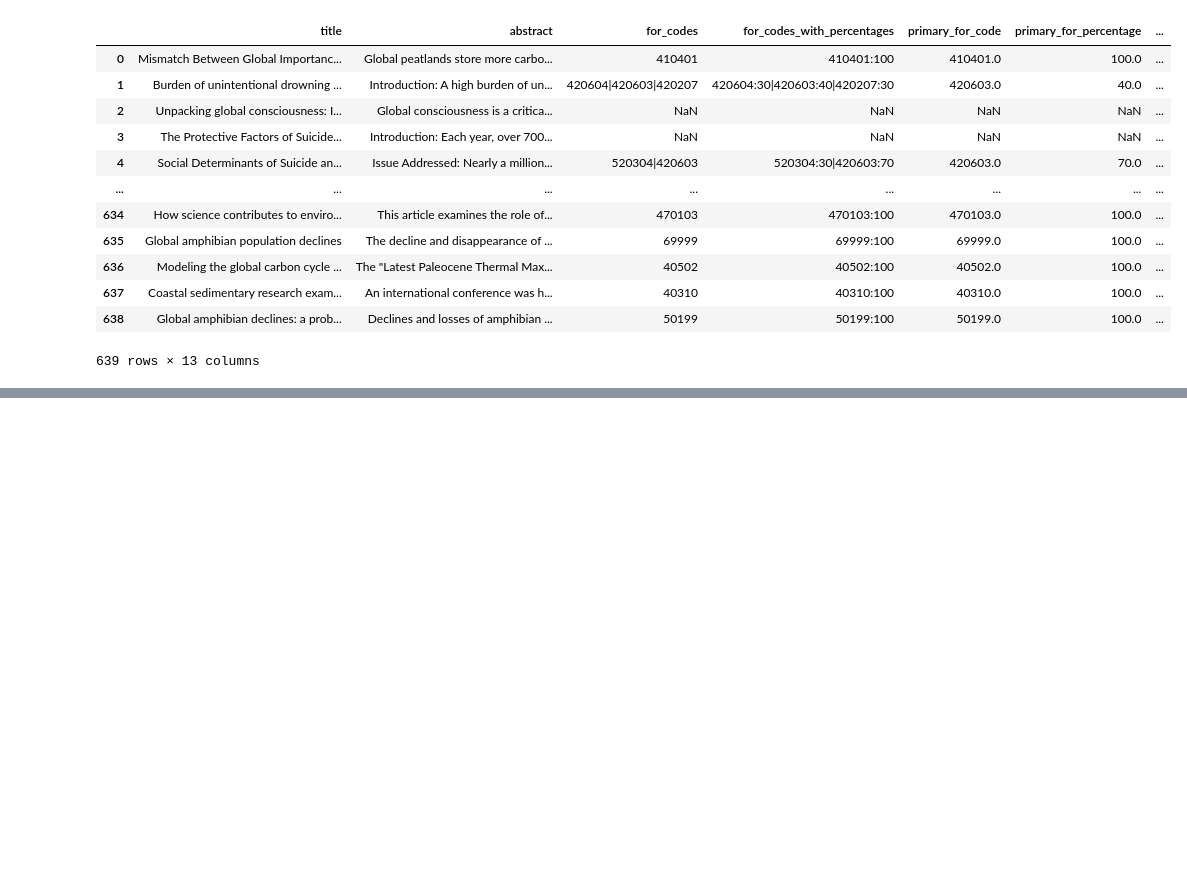
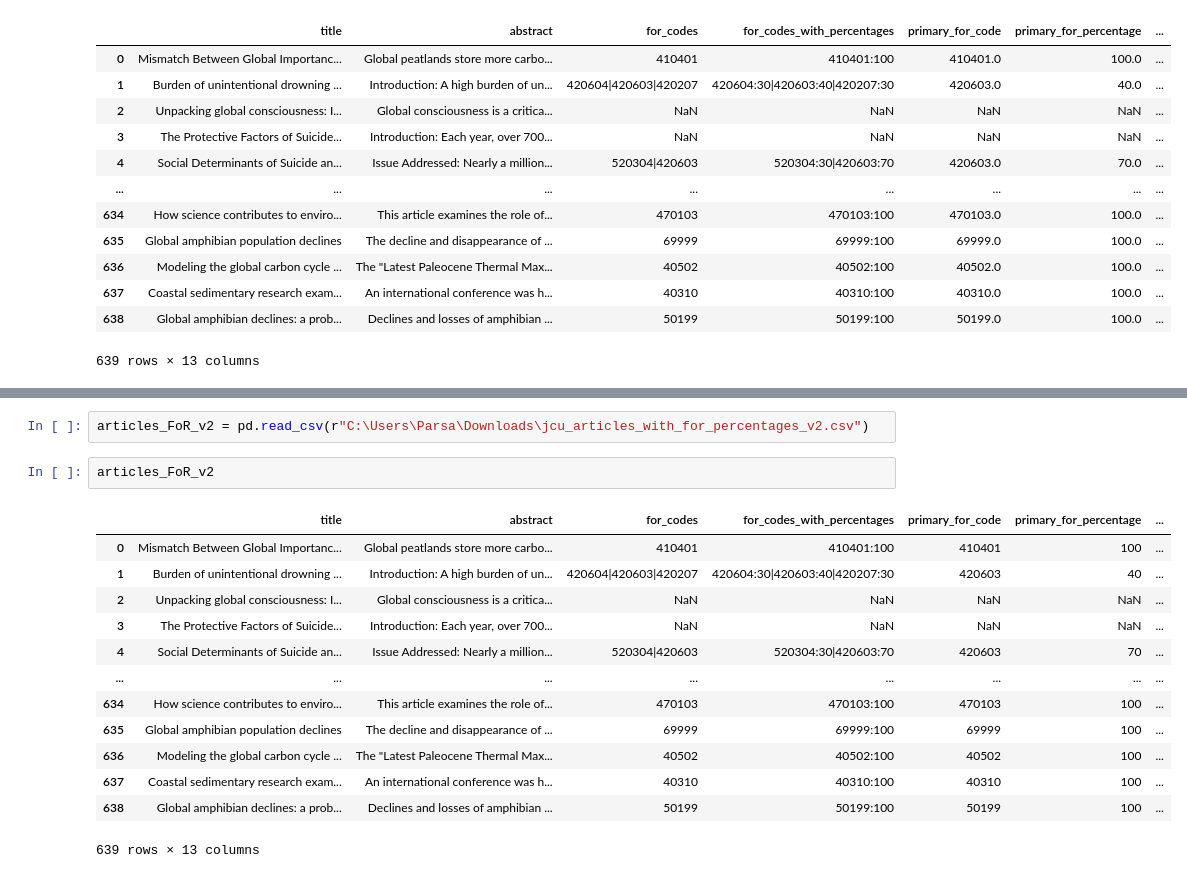
Before and after one commit to zahediparsa/Google-Scholar-Data-Mining, a Jupyter notebook: src/get_article_with_FoR_codes.ipynb, the cells around one changed output, grey strips where cells are left out. Drawn from its saved outputs; the diff is of its cells as text; blank space fills up the shorter version.

Commit message:
articles with FoR codes were added and will be classified

```diff
--- a/src/get_article_with_FoR_codes.ipynb
+++ b/src/get_article_with_FoR_codes.ipynb
@@ -150,0 +177,18 @@ print(f"Batch {counter} saved to {output_file}")
+# %%
+articles_FoR_v2 = pd.read_csv(r"C:\Users\Parsa\Downloads\jcu_articles_with_for_percentages_v2.csv")
+# %%
+articles_FoR_v2
+# %% [output]
+|  | title | abstract | for_codes | for_codes_with_percentages | primary_for_code | primary_for_percentage | ... |
+| 0 | Mismatch Between Global Importanc... | Global peatlands store more carbo... | 410401 | 410401:100 | 410401 | 100 | ... |
+| 1 | Burden of unintentional drowning ... | Introduction: A high burden of un... | 420604|420603|420207 | 420604:30|420603:40|420207:30 | 420603 | 40 | ... |
+| 2 | Unpacking global consciousness: I... | Global consciousness is a critica... | NaN | NaN | NaN | NaN | ... |
+| 3 | The Protective Factors of Suicide... | Introduction: Each year, over 700... | NaN | NaN | NaN | NaN | ... |
+| 4 | Social Determinants of Suicide an... | Issue Addressed: Nearly a million... | 520304|420603 | 520304:30|420603:70 | 420603 | 70 | ... |
+| ... | ... | ... | ... | ... | ... | ... | ... |
+| 634 | How science contributes to enviro... | This article examines the role of... | 470103 | 470103:100 | 470103 | 100 | ... |
+| 635 | Global amphibian population declines | The decline and disappearance of ... | 69999 | 69999:100 | 69999 | 100 | ... |
+| 636 | Modeling the global carbon cycle ... | The "Latest Paleocene Thermal Max... | 40502 | 40502:100 | 40502 | 100 | ... |
+| 637 | Coastal sedimentary research exam... | An international conference was h... | 40310 | 40310:100 | 40310 | 100 | ... |
+| 638 | Global amphibian declines: a prob... | Declines and losses of amphibian ... | 50199 | 50199:100 | 50199 | 100 | ... |
+639 rows × 13 columns
```
Also changed, not shown: parts of 3 cells of this notebook.
